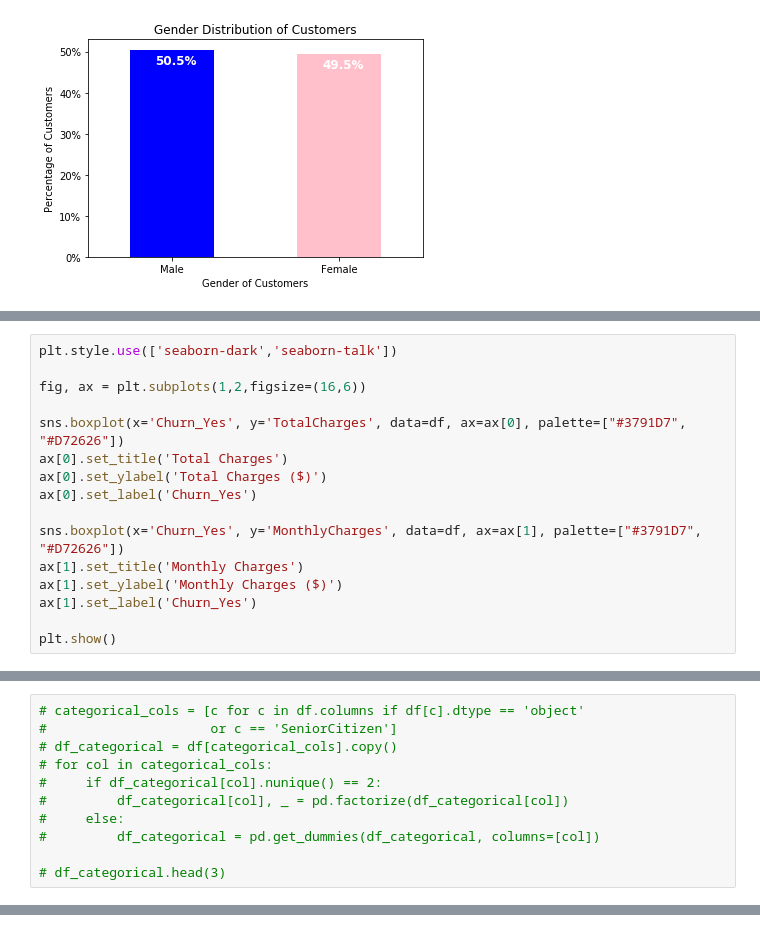
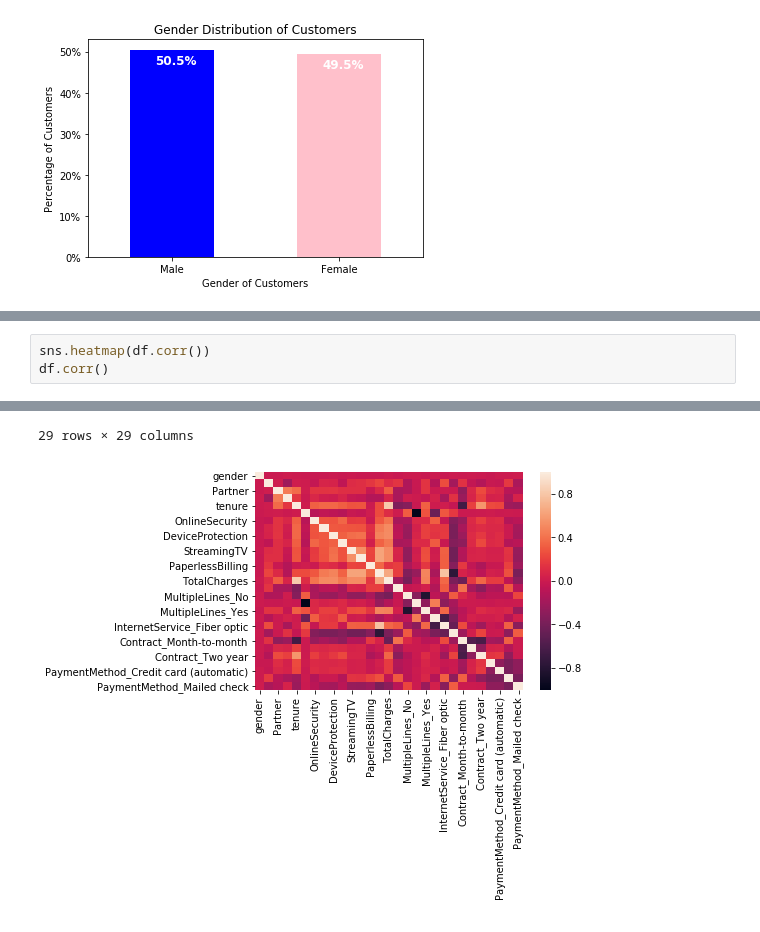
Before and after one commit to Dikshali/Customer-Retention-Predictive-model, a Jupyter notebook: FinalProject/FinalProject.ipynb, the cells around one changed output, grey strips where cells are left out. Cells and saved outputs as stored; diff of their text form.

```diff
--- a/FinalProject/FinalProject.ipynb
+++ b/FinalProject/FinalProject.ipynb
@@ -289,16 +418,0 @@ df.corr()['Churn_Yes'].sort_values(ascending = False).plot(kind='bar')
-# %%
-plt.style.use(['seaborn-dark','seaborn-talk'])
-
-fig, ax = plt.subplots(1,2,figsize=(16,6))
-
-sns.boxplot(x='Churn_Yes', y='TotalCharges', data=df, ax=ax[0], palette=["#3791D7", "#D72626"])
-ax[0].set_title('Total Charges')
-ax[0].set_ylabel('Total Charges ($)')
-ax[0].set_label('Churn_Yes')
-
-sns.boxplot(x='Churn_Yes', y='MonthlyCharges', data=df, ax=ax[1], palette=["#3791D7", "#D72626"])
-ax[1].set_title('Monthly Charges')
-ax[1].set_ylabel('Monthly Charges ($)')
-ax[1].set_label('Churn_Yes')
-
-plt.show()
@@ -307,11 +419,4 @@ plt.show()
-# %%
-# categorical_cols = [c for c in df.columns if df[c].dtype == 'object'
-#                     or c == 'SeniorCitizen']
-# df_categorical = df[categorical_cols].copy()
-# for col in categorical_cols:
-#     if df_categorical[col].nunique() == 2:
-#         df_categorical[col], _ = pd.factorize(df_categorical[col])
-#     else:
-#         df_categorical = pd.get_dummies(df_categorical, columns=[col])
-
-# df_categorical.head(3)
+# %%
+sns.heatmap(df.corr())
+df.corr()
+# %% [output]
@@ -317,0 +440,2 @@ plt.show()
+29 rows × 29 columns
+[figure, added]
```
Also changed, not shown: parts of 38 cells of this notebook.
